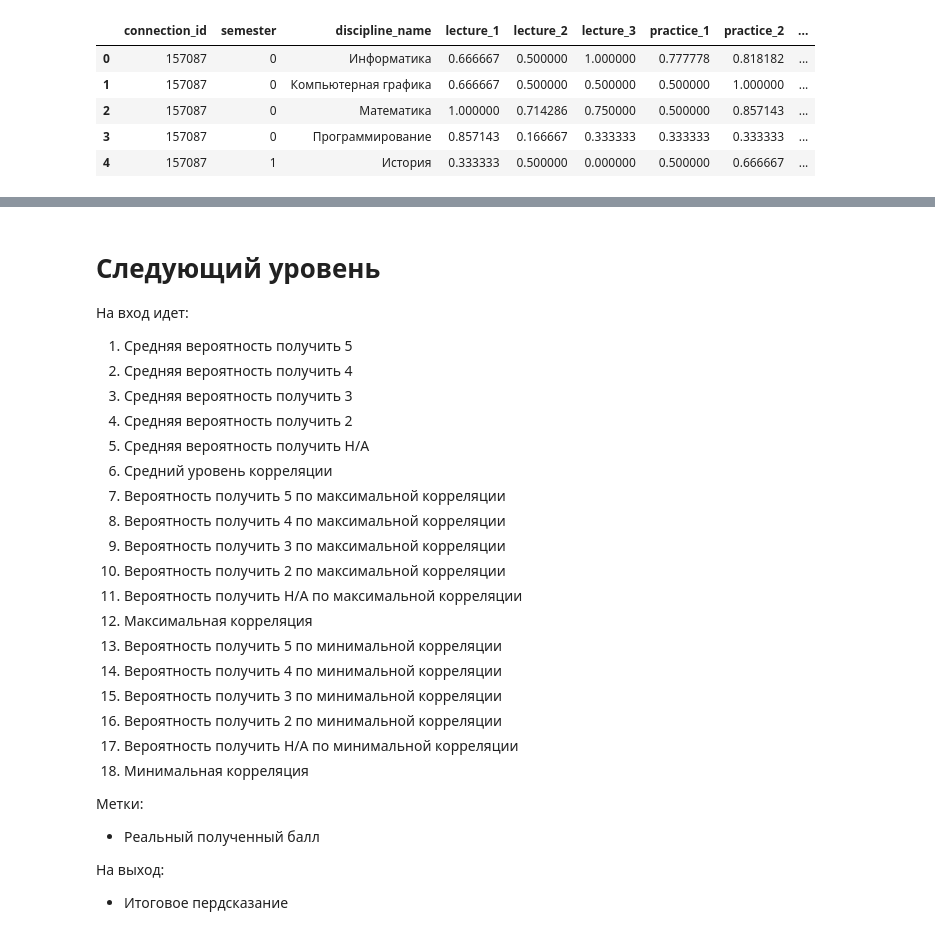
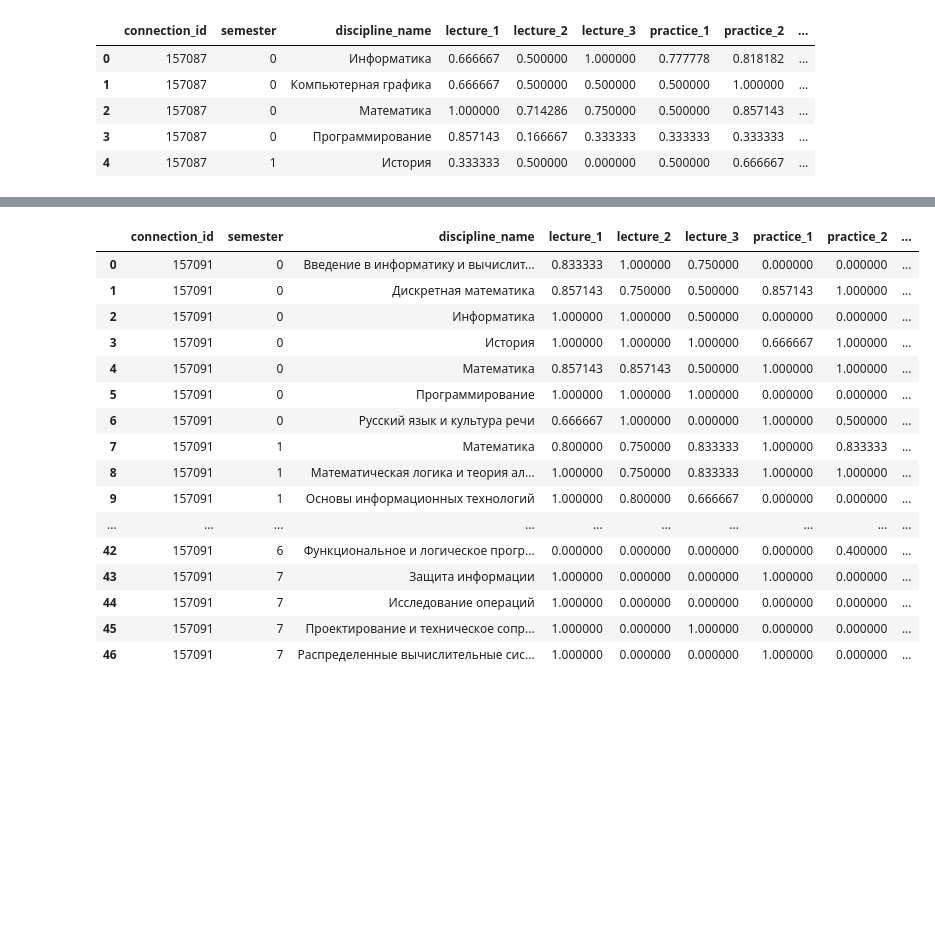
Before and after one commit to ATOM3448/ASU2304, a Jupyter notebook: GPO.ipynb, the cells around one changed output, grey strips where cells are left out. Saved outputs shown, nothing was run; the diff lists cells and outputs as text; code cells hidden in the pictures; blank space fills up the shorter version.

```diff
--- a/GPO.ipynb
+++ b/GPO.ipynb
@@ -67,27 +57,28 @@ array([[157087, 0, 'Информатика', ..., 0.6, 1, 1],
-# %% [markdown]
-# Следующий уровень
-На вход идет:
-1. Средняя вероятность получить 5
-2. Средняя вероятность получить 4
-3. Средняя вероятность получить 3
-4. Средняя вероятность получить 2
-5. Средняя вероятность получить Н/А
-6. Средний уровень корреляции
-7. Вероятность получить 5 по максимальной корреляции
-8. Вероятность получить 4 по максимальной корреляции
-9. Вероятность получить 3 по максимальной корреляции
-10. Вероятность получить 2 по максимальной корреляции
-11. Вероятность получить Н/А по максимальной корреляции
-12. Максимальная корреляция
-13. Вероятность получить 5 по минимальной корреляции
-14. Вероятность получить 4 по минимальной корреляции
-15. Вероятность получить 3 по минимальной корреляции
-16. Вероятность получить 2 по минимальной корреляции
-17. Вероятность получить Н/А по минимальной корреляции
-18. Минимальная корреляция
-
-Метки:
-- Реальный полученный балл
-
-На выход:
-- Итоговое пердсказание
+# %%
+# Разбиваем датафрейм на каждого студента
+students = table.groupby('connection_id')
+
+student_tables = [students.get_group(x) for x in students.groups]
+
+for i in range (len(student_tables)):
+    student_tables[i] = student_tables[i].reset_index().drop('index', axis=1)
+
+student_tables[2]
+# %% [output]
+|  | connection_id | semester | discipline_name | lecture_1 | lecture_2 | lecture_3 | practice_1 | practice_2 | ... |
+| 0 | 157091 | 0 | Введение в информатику и вычислит... | 0.833333 | 1.000000 | 0.750000 | 0.000000 | 0.000000 | ... |
+| 1 | 157091 | 0 | Дискретная математика | 0.857143 | 0.750000 | 0.500000 | 0.857143 | 1.000000 | ... |
+| 2 | 157091 | 0 | Информатика | 1.000000 | 1.000000 | 0.500000 | 0.000000 | 0.000000 | ... |
+| 3 | 157091 | 0 | История | 1.000000 | 1.000000 | 1.000000 | 0.666667 | 1.000000 | ... |
+| 4 | 157091 | 0 | Математика | 0.857143 | 0.857143 | 0.500000 | 1.000000 | 1.000000 | ... |
+| 5 | 157091 | 0 | Программирование | 1.000000 | 1.000000 | 1.000000 | 0.000000 | 0.000000 | ... |
+| 6 | 157091 | 0 | Русский язык и культура речи | 0.666667 | 1.000000 | 0.000000 | 1.000000 | 0.500000 | ... |
+| 7 | 157091 | 1 | Математика | 0.800000 | 0.750000 | 0.833333 | 1.000000 | 0.833333 | ... |
+| 8 | 157091 | 1 | Математическая логика и теория ал... | 1.000000 | 0.750000 | 0.833333 | 1.000000 | 1.000000 | ... |
+| 9 | 157091 | 1 | Основы информационных технологий | 1.000000 | 0.800000 | 0.666667 | 0.000000 | 0.000000 | ... |
+| ... | ... | ... | ... | ... | ... | ... | ... | ... | ... |
+| 42 | 157091 | 6 | Функциональное и логическое прогр... | 0.000000 | 0.000000 | 0.000000 | 0.000000 | 0.400000 | ... |
+| 43 | 157091 | 7 | Защита информации | 1.000000 | 0.000000 | 0.000000 | 1.000000 | 0.000000 | ... |
+| 44 | 157091 | 7 | Исследование операций | 1.000000 | 0.000000 | 0.000000 | 0.000000 | 0.000000 | ... |
+| 45 | 157091 | 7 | Проектирование и техническое сопр... | 1.000000 | 0.000000 | 1.000000 | 0.000000 | 0.000000 | ... |
+| 46 | 157091 | 7 | Распределенные вычислительные сис... | 1.000000 | 0.000000 | 0.000000 | 1.000000 | 0.000000 | ... |
```
Also changed, not shown: parts of 14 cells of this notebook, 3 other files.
